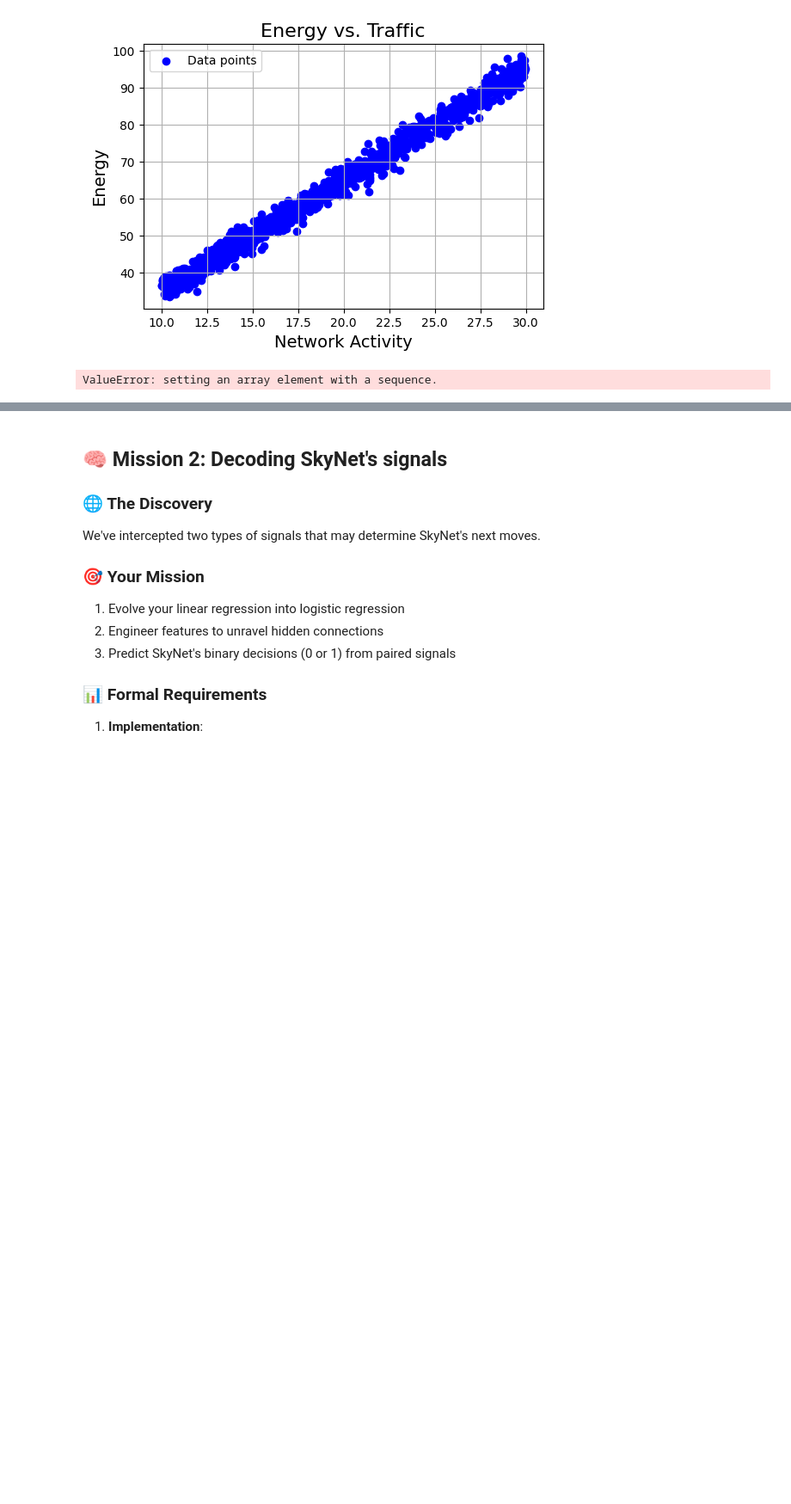
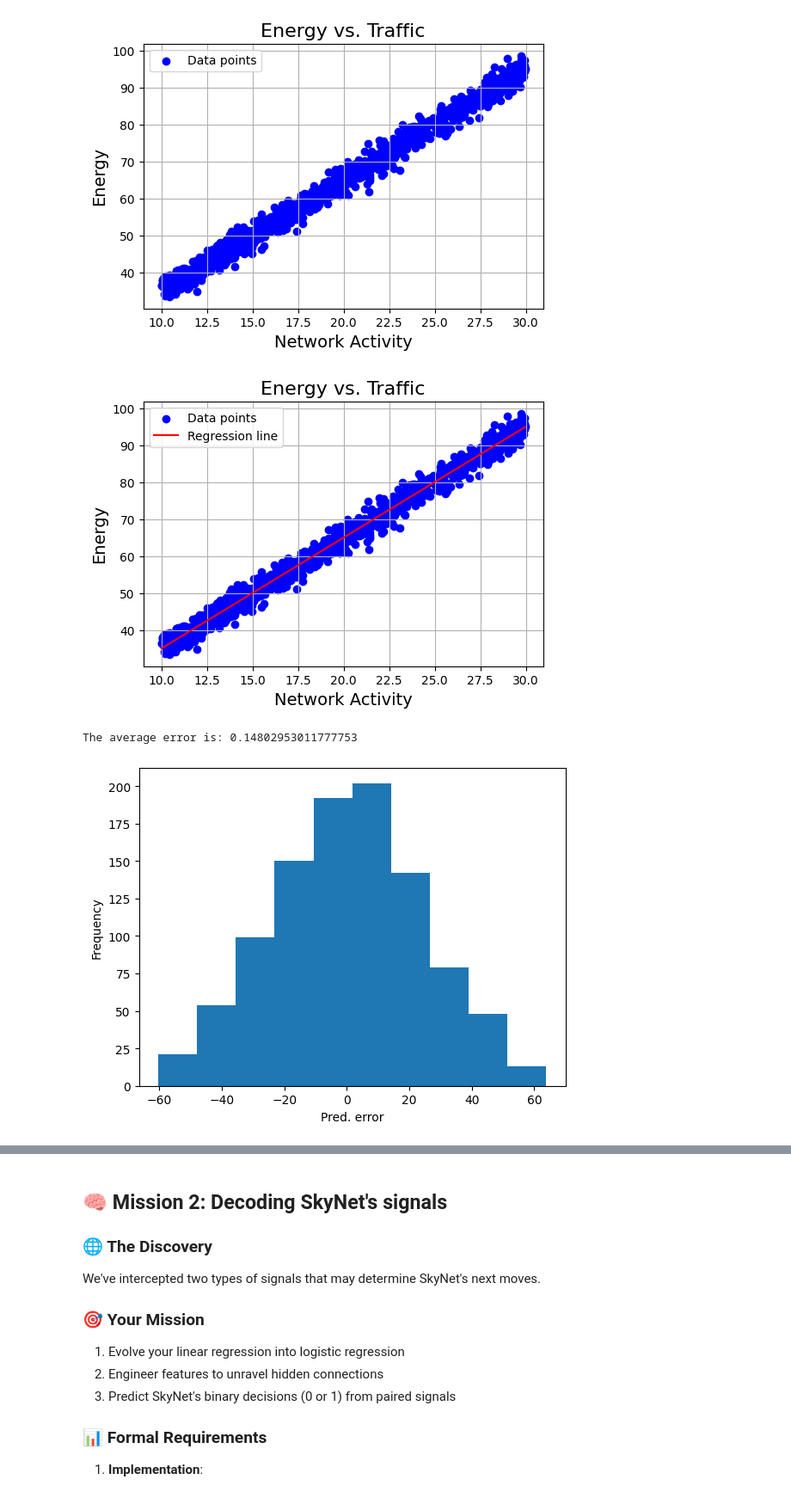
Before and after one commit to leewberg/TDT4172, a Jupyter notebook: Assignment1/Chapter_1.ipynb, the cells around one changed output, grey strips where cells are left out. Shown: that part at 86% size. Drawn from its saved outputs; the diff is of its cells as text; code cells hidden in the pictures; blank space fills up the shorter version.

```diff
--- a/Assignment1/Chapter_1.ipynb
+++ b/Assignment1/Chapter_1.ipynb
@@ -79,11 +79,35 @@ plt.legend()
 plt.show()
 # %% [output]
 [figure]
-# %%
-lr = LinearRegression()
-
-lr.fit(data['Net_Activity'], data['Energy'])
-
-lr.predict(data['Net_Activity'])
-# %% [output]
-ValueError: setting an array element with a sequence.
+# %%
+lr = LinearRegression()
+
+lr.fit(data['Net_Activity'], data['Energy'])
+
+model = lr.predict(data['Net_Activity'])
+
+X = data['Net_Activity'].values
+
+x_vals = np.linspace(X.min(), X.max(), 1000)
+y_pred = lr.predict(x_vals)
+
+
+plt.figure(figsize=(6, 4))
+plt.scatter(data['Net_Activity'], data['Energy'], c='blue', label='Data points')
+plt.plot(x_vals, y_pred, c="red", label = "Regression line")
+plt.grid(True)
+plt.xlabel('Network Activity', fontsize=14)
+plt.ylabel('Energy', fontsize=14)
+plt.title('Energy vs. Traffic', fontsize=16)
+plt.legend()
+plt.show()
+
+error = data['Energy'] - y_pred
+plt.hist(error, bins = 10)
+plt.xlabel("Pred. error")
+plt.ylabel("Frequency")
+print(f'The average error is: {np.mean(error)}')
+# %% [output]
+[figure, added]
+The average error is: 0.14802953011777753
+[figure, added]
```
Also changed, not shown: parts of 1 cell of this notebook, 1 other file.
